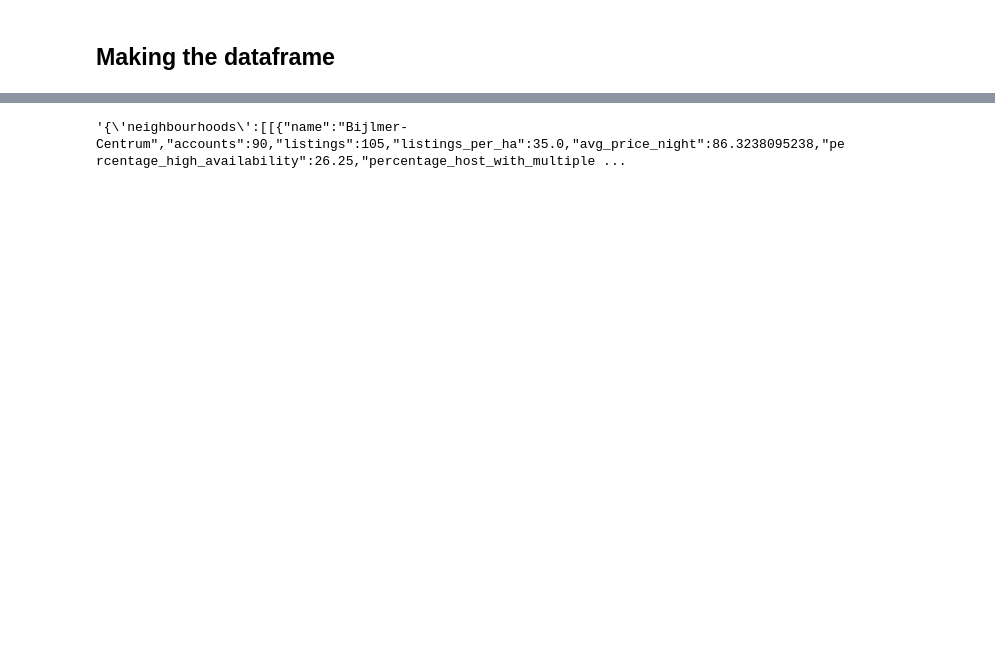
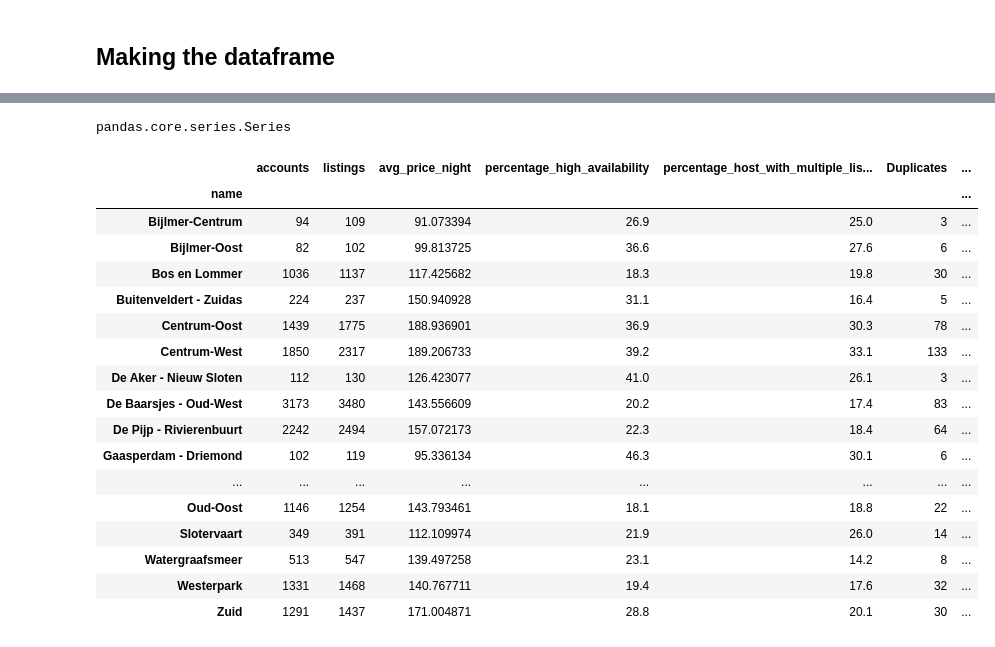
Before and after one commit to JeffreyBosman/DataSystemsProject, a Jupyter notebook: Area_overview/Data_area_overview.ipynb, the cells around one changed output, grey strips where cells are left out. Saved outputs shown, nothing was run; the diff lists cells and outputs as text; code cells hidden in the pictures; blank space fills up the shorter version.

```diff
--- a/Area_overview/Data_area_overview.ipynb
+++ b/Area_overview/Data_area_overview.ipynb
@@ -152,0 +151,4 @@ area_overview
+# %%
+inside_airbnb = pd.read_excel("data_inside_airbnb.xlsx", error_bad_lines=False)
+# %%
+area_overview = area_overview.merge(inside_airbnb, left_on='name', right_on='neighbourhood', how='left')
@@ -153,5 +165,42 @@ area_overview
+# %%
+duplicates = pd.read_json('C:\\Users\\Jeffr\\Downloads\\DataSystemProjects\\DataSystemProject\\Analyse_multiple_accounts_multiple_listings\\duplicates.js' ,orient='records')
+
+duplicates_verrijkt = duplicates.merge(df_listings, left_on = 'case_A_id', right_on = 'id', how='left')
+
+agg_df = duplicates_verrijkt.groupby('neighbourhood_cleansed').count()
+
+
+agg_df = agg_df.iloc[:,1]
+
+type(agg_df)
+# %% [output]
+pandas.core.series.Series
+# %%
+area_overview = area_overview.set_index('name')
+area_overview['Duplicates'] = agg_df
+# %%
+area_overview["risk_rank"] = round(area_overview["listings"] /  area_overview["Duplicates"] ,2)
+area_overview = area_overview.drop(columns = 'neighbourhood')
+area_overview
+# %% [output]
+|  | accounts | listings | avg_price_night | percentage_high_availability | percentage_host_with_multiple_lis... | Duplicates | ... |
+| name |  |  |  |  |  |  | ... |
+| Bijlmer-Centrum | 94 | 109 | 91.073394 | 26.9 | 25.0 | 3 | ... |
+| Bijlmer-Oost | 82 | 102 | 99.813725 | 36.6 | 27.6 | 6 | ... |
+| Bos en Lommer | 1036 | 1137 | 117.425682 | 18.3 | 19.8 | 30 | ... |
+| Buitenveldert - Zuidas | 224 | 237 | 150.940928 | 31.1 | 16.4 | 5 | ... |
+| Centrum-Oost | 1439 | 1775 | 188.936901 | 36.9 | 30.3 | 78 | ... |
+| Centrum-West | 1850 | 2317 | 189.206733 | 39.2 | 33.1 | 133 | ... |
+| De Aker - Nieuw Sloten | 112 | 130 | 126.423077 | 41.0 | 26.1 | 3 | ... |
+| De Baarsjes - Oud-West | 3173 | 3480 | 143.556609 | 20.2 | 17.4 | 83 | ... |
+| De Pijp - Rivierenbuurt | 2242 | 2494 | 157.072173 | 22.3 | 18.4 | 64 | ... |
+| Gaasperdam - Driemond | 102 | 119 | 95.336134 | 46.3 | 30.1 | 6 | ... |
+| ... | ... | ... | ... | ... | ... | ... | ... |
+| Oud-Oost | 1146 | 1254 | 143.793461 | 18.1 | 18.8 | 22 | ... |
+| Slotervaart | 349 | 391 | 112.109974 | 21.9 | 26.0 | 14 | ... |
+| Watergraafsmeer | 513 | 547 | 139.497258 | 23.1 | 14.2 | 8 | ... |
+| Westerpark | 1331 | 1468 | 140.767711 | 19.4 | 17.6 | 32 | ... |
+| Zuid | 1291 | 1437 | 171.004871 | 28.8 | 20.1 | 30 | ... |
 # %%
 
-# area_overview.to_json('area_overview.json' ,orient='records')
+area_overview.to_json('area_overview.json' ,orient='records')
-# %% [output]
-'{\'neighbourhoods\':[[{"name":"Bijlmer-Centrum","accounts":90,"listings":105,"listings_per_ha":35.0,"avg_price_night":86.3238095238,"percentage_high_availability":26.25,"percentage_host_with_multiple ...
```
Also changed, not shown: parts of 4 cells of this notebook, 1 other file.
